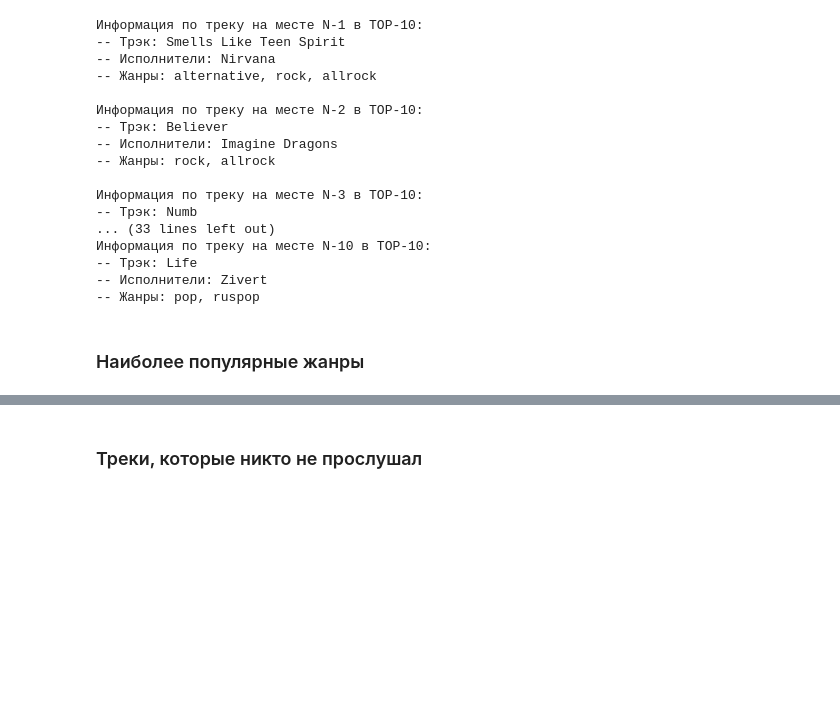
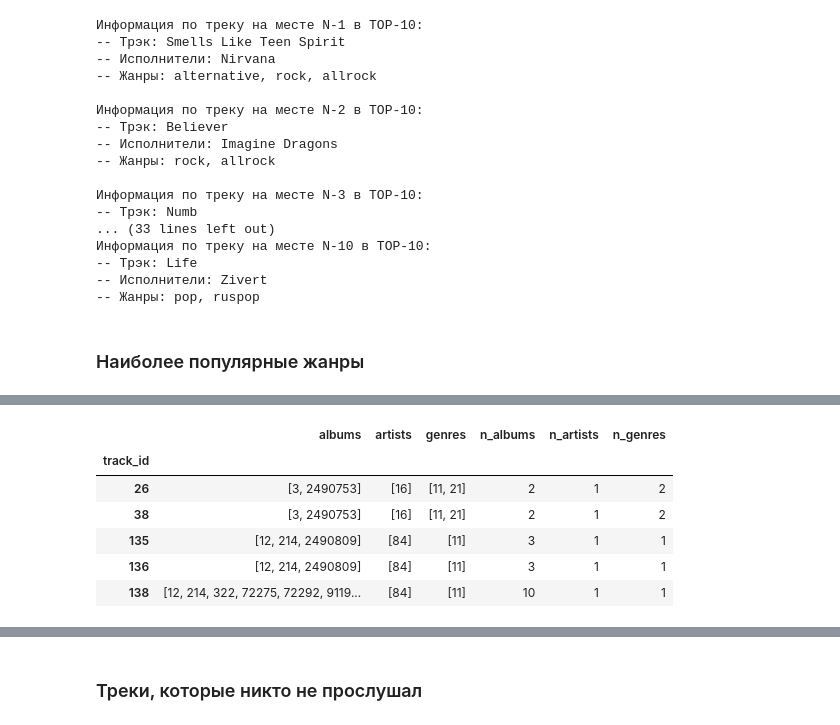
Before and after one commit to Jonzzi/mle-project-sprint-4-v001, a Jupyter notebook: recommendations.ipynb, the cells around one changed output, grey strips where cells are left out. Drawn from its saved outputs; the diff is of its cells as text; code cells hidden in the pictures; blank space fills up the shorter version.

```diff
--- a/recommendations.ipynb
+++ b/recommendations.ipynb
@@ -261,5 +264,9 @@ print(f'Доля удаленных записей: {np.round(100 * (222629898 -
 # %% [markdown]
 # === ЭТАП 2 ===
+# %%
+tracks = pd.read_parquet("tracks_fix.parquet")
+catalog_names = pd.read_parquet("catalog_names_fix.parquet")
+interactions = pd.read_parquet("interactions_fix.parquet")
 # %% [markdown]
 # EDA
 # %% [markdown]
@@ -349,0 +357,2 @@ genres_df.info()
+# %%
+tracks = tracks.set_index('track_id')
@@ -349,0 +371,10 @@ genres_df.info()
+# %%
+tracks.head()
+# %% [output]
+|  | albums | artists | genres | n_albums | n_artists | n_genres |
+| track_id |  |  |  |  |  |  |
+| 26 | [3, 2490753] | [16] | [11, 21] | 2 | 1 | 2 |
+| 38 | [3, 2490753] | [16] | [11, 21] | 2 | 1 | 2 |
+| 135 | [12, 214, 2490809] | [84] | [11] | 3 | 1 | 1 |
+| 136 | [12, 214, 2490809] | [84] | [11] | 3 | 1 | 1 |
+| 138 | [12, 214, 322, 72275, 72292, 9119... | [84] | [11] | 10 | 1 | 1 |
```
Also changed, not shown: parts of 24 cells of this notebook.
